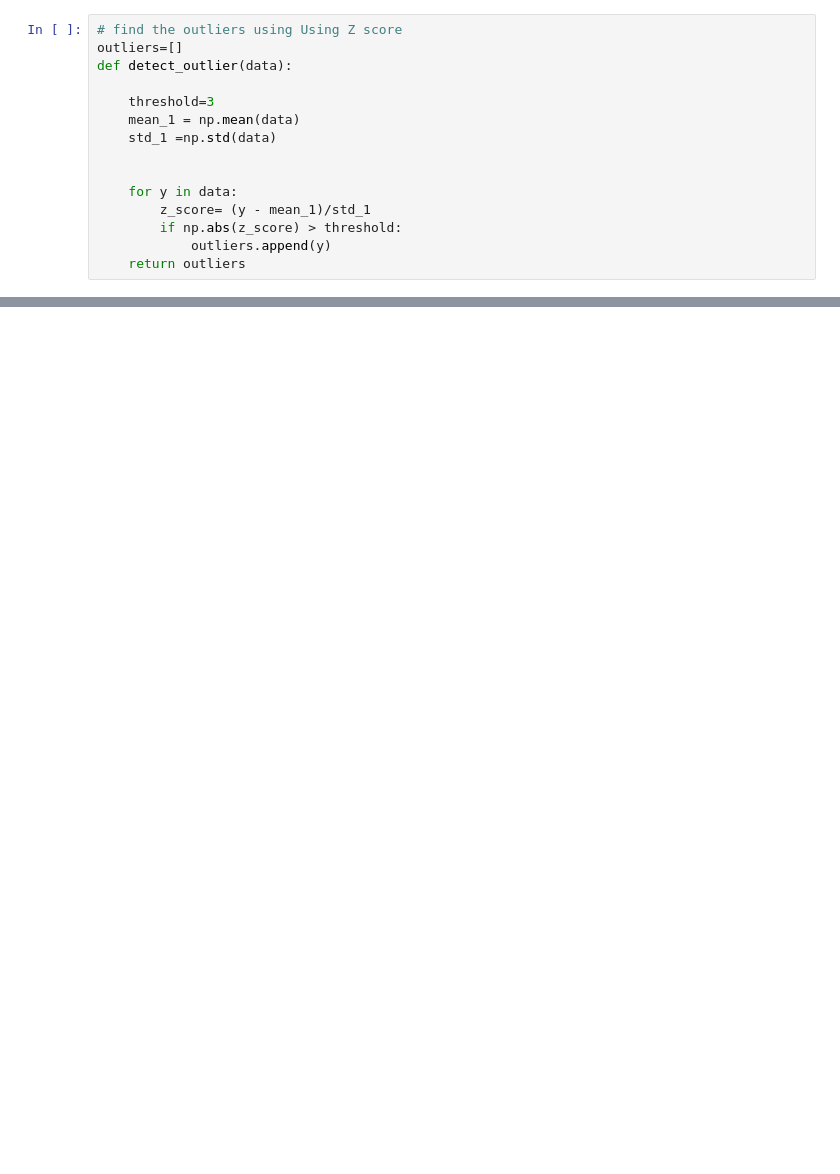
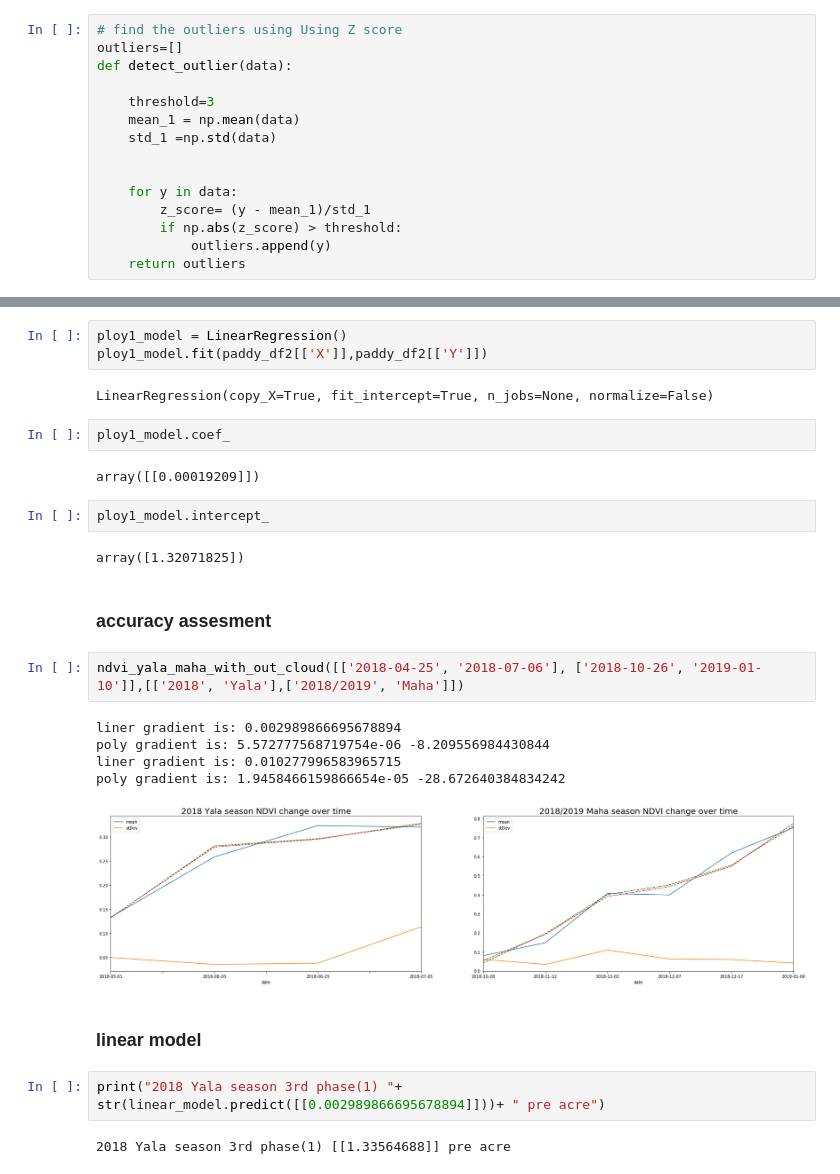
Before and after one commit to Rasika666/final_research, a Jupyter notebook: sat_image/R_analysis.ipynb, the cells around one changed output, grey strips where cells are left out. Saved outputs shown, nothing was run; the diff lists cells and outputs as text; blank space fills up the shorter version.

```diff
--- a/sat_image/R_analysis.ipynb
+++ b/sat_image/R_analysis.ipynb
@@ -223,0 +286,29 @@ array([1.17214802])
+# %%
+ploy1_model = LinearRegression()
+ploy1_model.fit(paddy_df2[['X']],paddy_df2[['Y']])
+# %% [output]
+LinearRegression(copy_X=True, fit_intercept=True, n_jobs=None, normalize=False)
+# %%
+ploy1_model.coef_
+# %% [output]
+array([[0.00019209]])
+# %%
+ploy1_model.intercept_
+# %% [output]
+array([1.32071825])
+# %% [markdown]
+### accuracy assesment
+# %%
+ndvi_yala_maha_with_out_cloud([['2018-04-25', '2018-07-06'], ['2018-10-26', '2019-01-10']],[['2018', 'Yala'],['2018/2019', 'Maha']])
+# %% [output]
+liner gradient is: 0.002989866695678894
+poly gradient is: 5.572777568719754e-06 -8.209556984430844
+liner gradient is: 0.010277996583965715
+poly gradient is: 1.9458466159866654e-05 -28.672640384834242
+[figure, added]
+# %% [markdown]
+### linear model
+# %%
+print("2018 Yala season 3rd phase(1) "+ str(linear_model.predict([[0.002989866695678894]]))+ " pre acre")
+# %% [output]
+2018 Yala season 3rd phase(1) [[1.33564688]] pre acre
```
Also changed, not shown: parts of 48 cells of this notebook, 10 other files.
